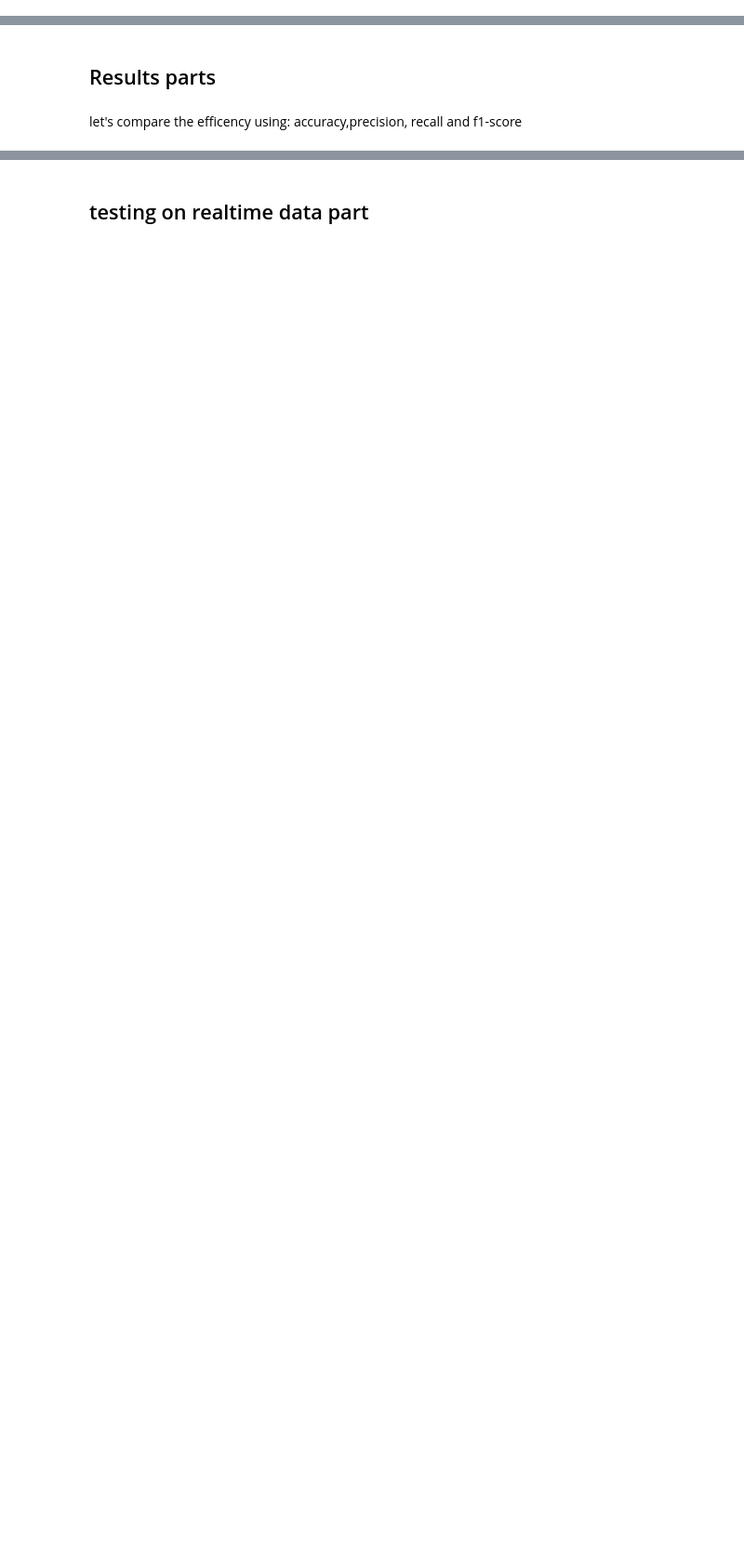
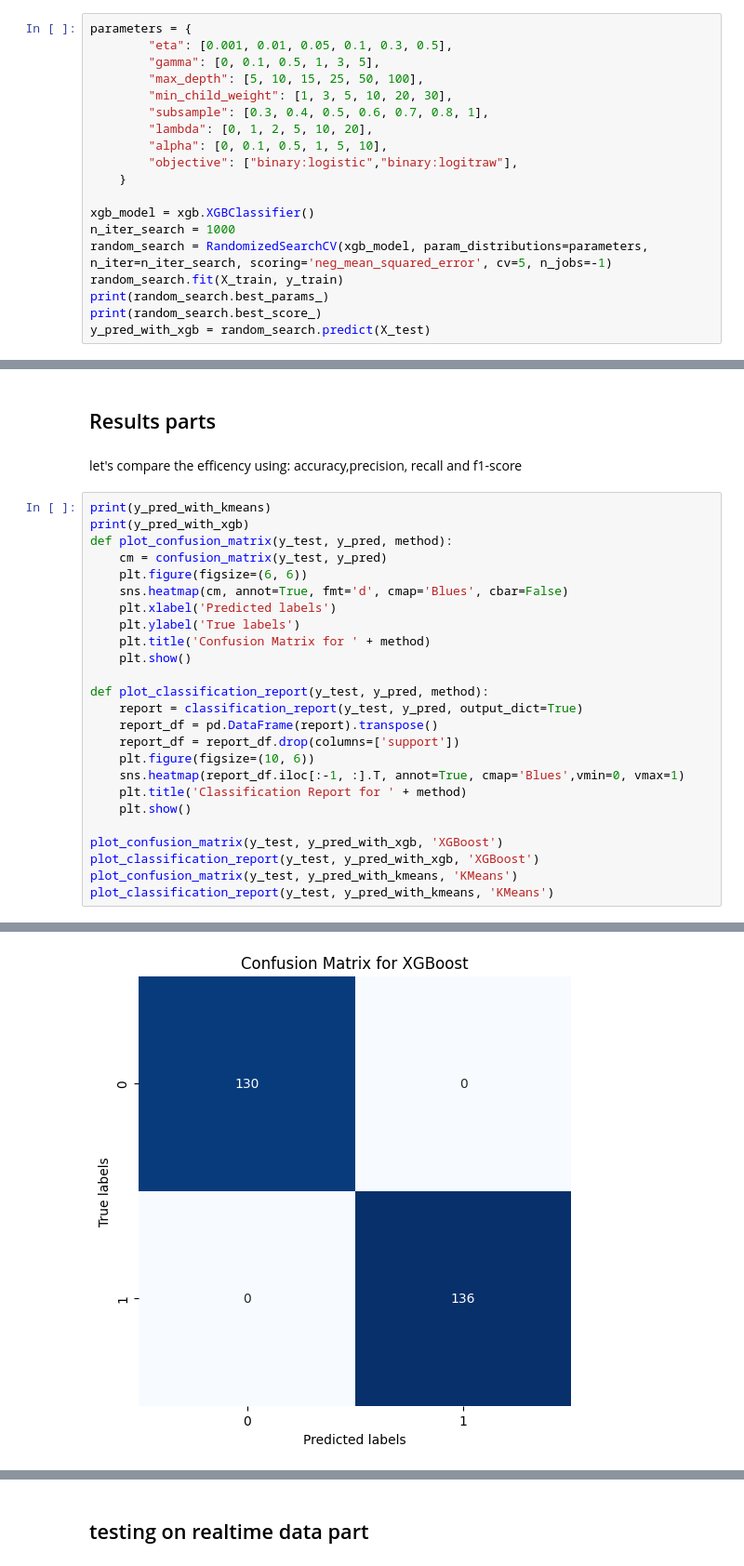
Before and after one commit to AlexThry/heart_diseases_big_data, a Jupyter notebook: machine_learning/first_approach.ipynb, the cells around one changed output, grey strips where cells are left out. Shown: that part at 93% size. Drawn from its saved outputs; the diff is of its cells as text; blank space fills up the shorter version.

Commit message:
[DONE] XGBoost method add (need to check the kmeans method, removing it)

```diff
--- a/machine_learning/first_approach.ipynb
+++ b/machine_learning/first_approach.ipynb
@@ -169,2 +168,21 @@ plt.show()
 # %% [markdown]
 XGBoost
+# %%
+parameters = {
+        "eta": [0.001, 0.01, 0.05, 0.1, 0.3, 0.5],
+        "gamma": [0, 0.1, 0.5, 1, 3, 5],
+        "max_depth": [5, 10, 15, 25, 50, 100],
+        "min_child_weight": [1, 3, 5, 10, 20, 30],
+        "subsample": [0.3, 0.4, 0.5, 0.6, 0.7, 0.8, 1],
+        "lambda": [0, 1, 2, 5, 10, 20],
+        "alpha": [0, 0.1, 0.5, 1, 5, 10],
+        "objective": ["binary:logistic","binary:logitraw"],
+    }
+
+xgb_model = xgb.XGBClassifier()
+n_iter_search = 1000
+random_search = RandomizedSearchCV(xgb_model, param_distributions=parameters, n_iter=n_iter_search, scoring='neg_mean_squared_error', cv=5, n_jobs=-1)
+random_search.fit(X_train, y_train)
+print(random_search.best_params_)
+print(random_search.best_score_)
+y_pred_with_xgb = random_search.predict(X_test)
@@ -172,3 +193,29 @@ XGBoost
 ## Results parts
 # %% [markdown]
 let's compare the efficency using: accuracy,precision, recall and f1-score
+# %%
+print(y_pred_with_kmeans)
+print(y_pred_with_xgb)
+def plot_confusion_matrix(y_test, y_pred, method):
+    cm = confusion_matrix(y_test, y_pred)
+    plt.figure(figsize=(6, 6))
+    sns.heatmap(cm, annot=True, fmt='d', cmap='Blues', cbar=False)
+    plt.xlabel('Predicted labels')
+    plt.ylabel('True labels')
+    plt.title('Confusion Matrix for ' + method)
+    plt.show()
+
+def plot_classification_report(y_test, y_pred, method):
+    report = classification_report(y_test, y_pred, output_dict=True)
+    report_df = pd.DataFrame(report).transpose()
+    report_df = report_df.drop(columns=['support'])
+    plt.figure(figsize=(10, 6))
+    sns.heatmap(report_df.iloc[:-1, :].T, annot=True, cmap='Blues',vmin=0, vmax=1)
+    plt.title('Classification Report for ' + method)
+    plt.show()
+
+plot_confusion_matrix(y_test, y_pred_with_xgb, 'XGBoost')
+plot_classification_report(y_test, y_pred_with_xgb, 'XGBoost')
+plot_confusion_matrix(y_test, y_pred_with_kmeans, 'KMeans')
+plot_classification_report(y_test, y_pred_with_kmeans, 'KMeans')
+# %% [output]
@@ -174,0 +231 @@ let's compare the efficency using: accuracy,precision, recall and f1-score
+[figure, added]
```
Also changed, not shown: parts of 5 cells of this notebook.
